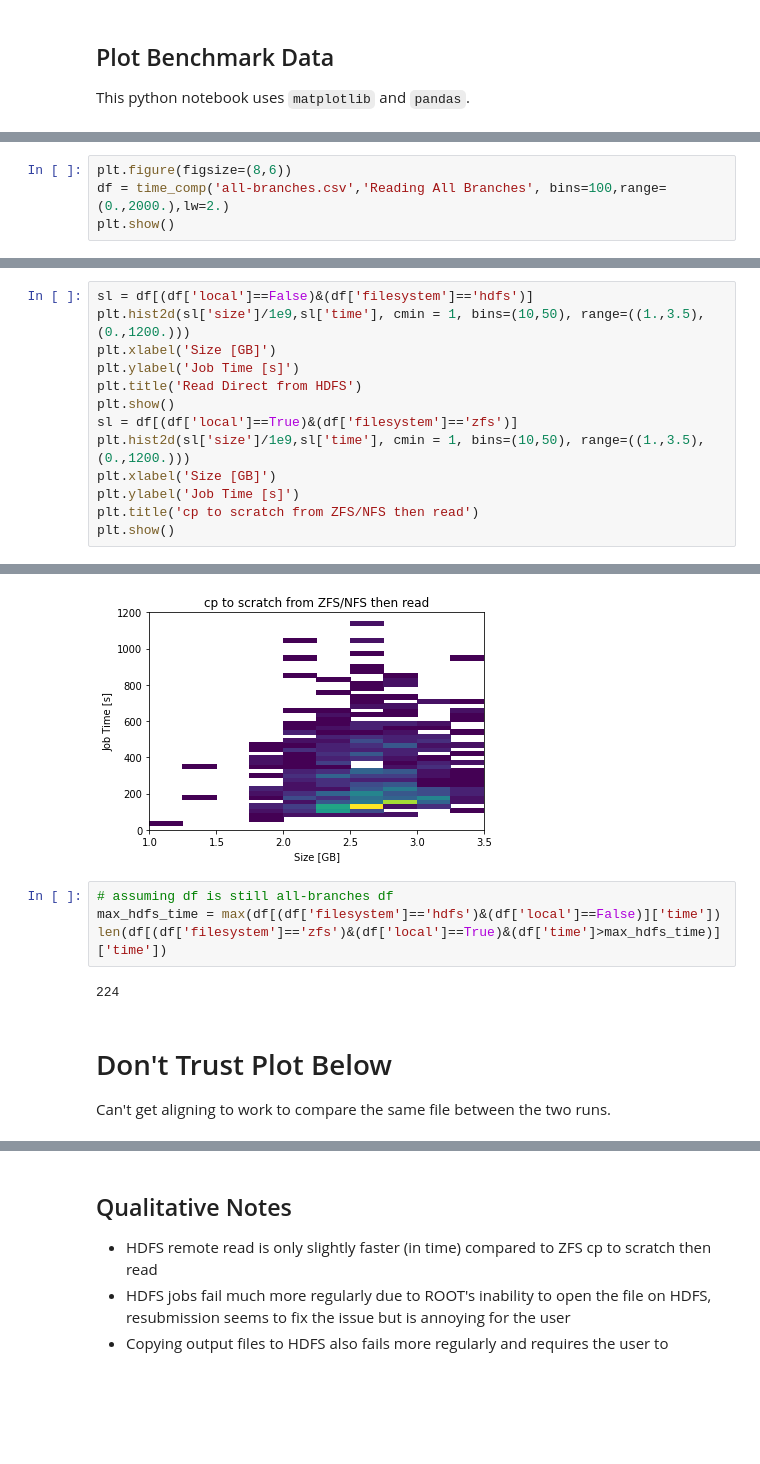
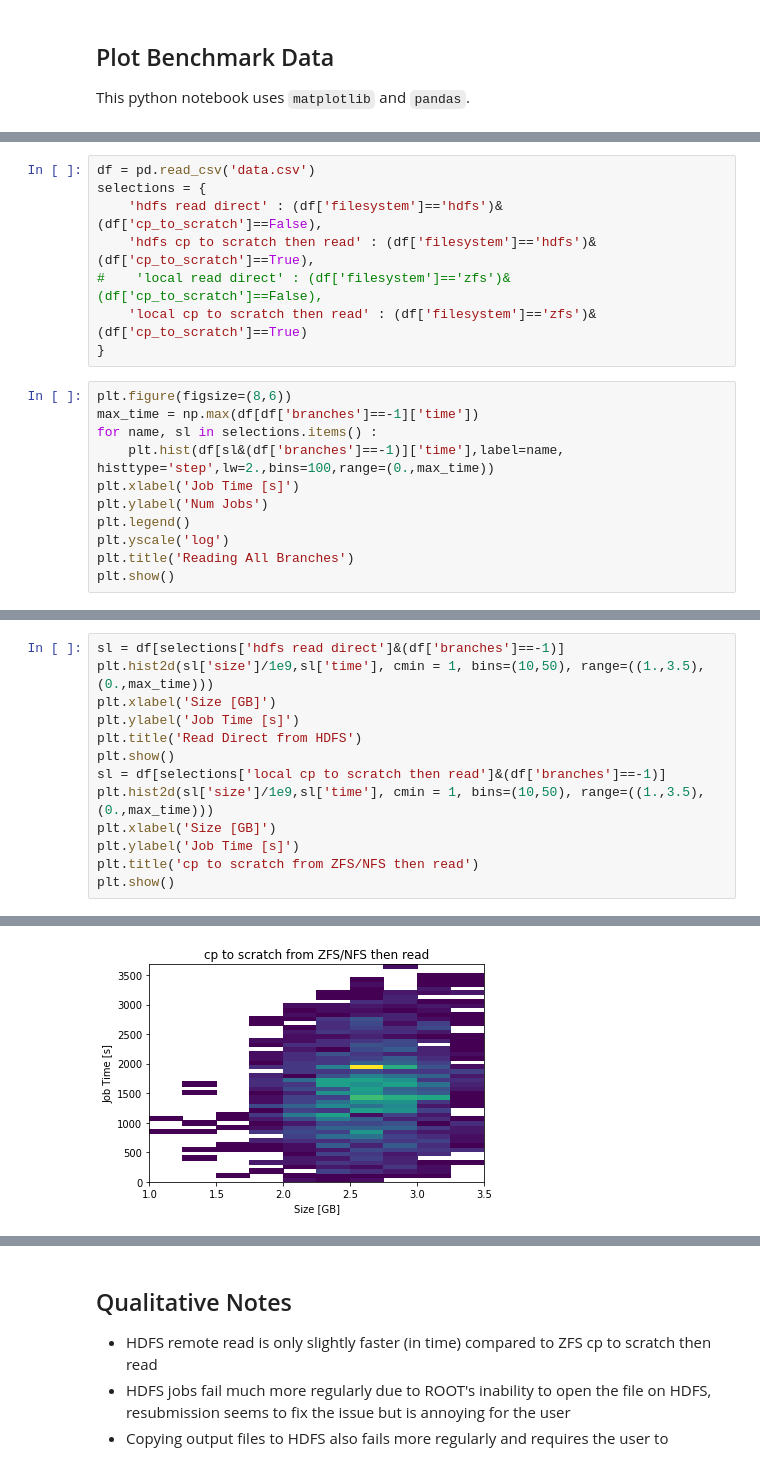
Before and after one commit to tomeichlersmith/umn-cluster, a Jupyter notebook: filesystem/plot_benchmark.ipynb, the cells around one changed output, grey strips where cells are left out. Drawn from its saved outputs; the diff is of its cells as text; blank space fills up the shorter version.

Commit message:
update plotting notebook to use newest data

```diff
--- a/filesystem/plot_benchmark.ipynb
+++ b/filesystem/plot_benchmark.ipynb
@@ -126,5 +8,20 @@ def time_comp(df,title, **kwargs) :
+# %%
+df = pd.read_csv('data.csv')
+selections = {
+    'hdfs read direct' : (df['filesystem']=='hdfs')&(df['cp_to_scratch']==False),
+    'hdfs cp to scratch then read' : (df['filesystem']=='hdfs')&(df['cp_to_scratch']==True),
+#    'local read direct' : (df['filesystem']=='zfs')&(df['cp_to_scratch']==False),
+    'local cp to scratch then read' : (df['filesystem']=='zfs')&(df['cp_to_scratch']==True)
+}
 # %%
 plt.figure(figsize=(8,6))
-df = time_comp('all-branches.csv','Reading All Branches', bins=100,range=(0.,2000.),lw=2.)
+max_time = np.max(df[df['branches']==-1]['time'])
+for name, sl in selections.items() :
+    plt.hist(df[sl&(df['branches']==-1)]['time'],label=name, histtype='step',lw=2.,bins=100,range=(0.,max_time))
+plt.xlabel('Job Time [s]')
+plt.ylabel('Num Jobs')
+plt.legend()
+plt.yscale('log')
+plt.title('Reading All Branches')
 plt.show()
 # %% [output]
@@ -132,12 +29,12 @@ plt.show()
 # %%
-sl = df[(df['local']==False)&(df['filesystem']=='hdfs')]
-plt.hist2d(sl['size']/1e9,sl['time'], cmin = 1, bins=(10,50), range=((1.,3.5),(0.,1200.)))
+sl = df[selections['hdfs read direct']&(df['branches']==-1)]
+plt.hist2d(sl['size']/1e9,sl['time'], cmin = 1, bins=(10,50), range=((1.,3.5),(0.,max_time)))
 plt.xlabel('Size [GB]')
 plt.ylabel('Job Time [s]')
 plt.title('Read Direct from HDFS')
 plt.show()
-sl = df[(df['local']==True)&(df['filesystem']=='zfs')]
-plt.hist2d(sl['size']/1e9,sl['time'], cmin = 1, bins=(10,50), range=((1.,3.5),(0.,1200.)))
+sl = df[selections['local cp to scratch then read']&(df['branches']==-1)]
+plt.hist2d(sl['size']/1e9,sl['time'], cmin = 1, bins=(10,50), range=((1.,3.5),(0.,max_time)))
 plt.xlabel('Size [GB]')
 plt.ylabel('Job Time [s]')
 plt.title('cp to scratch from ZFS/NFS then read')
@@ -147,10 +44 @@ plt.show()
-[figure, old version]
+[figure, new version]
-# %%
-# assuming df is still all-branches df
-max_hdfs_time = max(df[(df['filesystem']=='hdfs')&(df['local']==False)]['time'])
-len(df[(df['filesystem']=='zfs')&(df['local']==True)&(df['time']>max_hdfs_time)]['time'])
-# %% [output]
-224
-# %% [markdown]
-# Don't Trust Plot Below
-Can't get aligning to work to compare the same file between the two runs.
```
Also changed, not shown: parts of 8 cells of this notebook.
